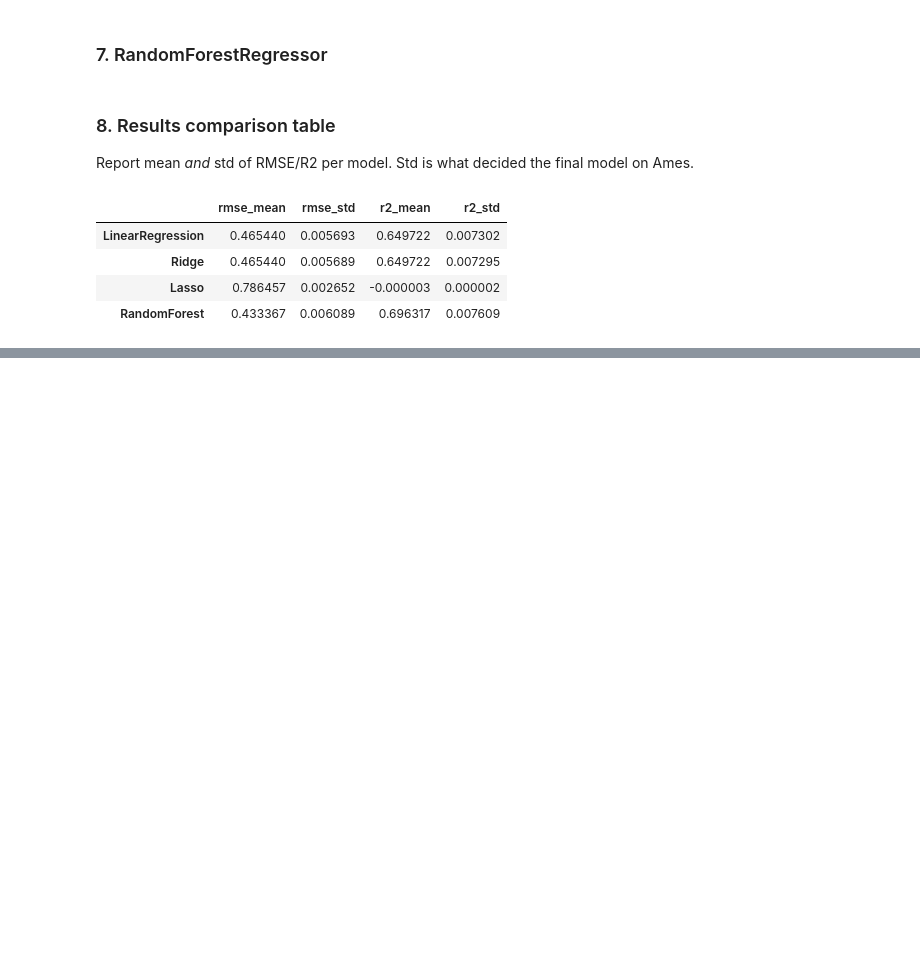
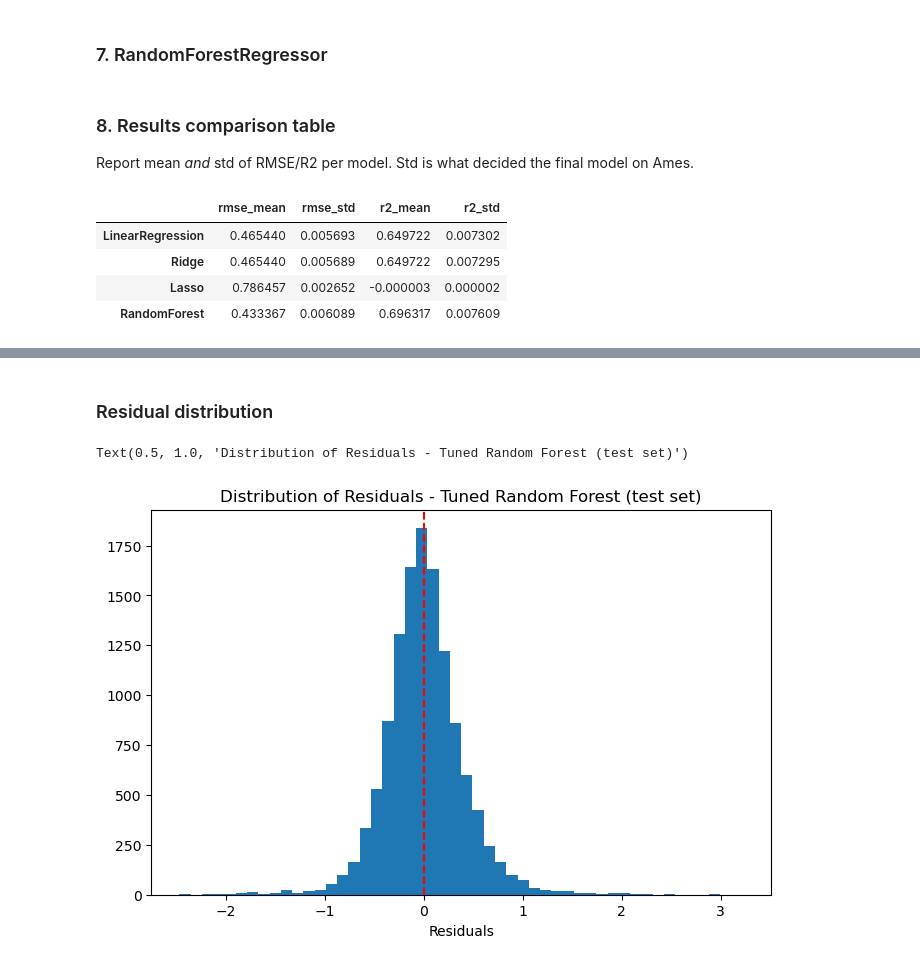
Before and after one commit to ashandx/london-airbnb-regression, a Jupyter notebook: notebooks/modelling.ipynb, the cells around one changed output, grey strips where cells are left out. Drawn from its saved outputs; the diff is of its cells as text; code cells hidden in the pictures; blank space fills up the shorter version.

```diff
--- a/notebooks/modelling.ipynb
+++ b/notebooks/modelling.ipynb
@@ -275,0 +350,13 @@ summary
+# %% [markdown]
+### Residual distribution
+# %%
+residuals = y_test - y_pred
+
+plt.figure(figsize=(8, 5))
+plt.hist(residuals, bins=50)
+plt.axvline(0, color="red", linestyle="--")
+plt.xlabel("Residuals")
+plt.title("Distribution of Residuals - Tuned Random Forest (test set)")
+# %% [output]
+Text(0.5, 1.0, 'Distribution of Residuals - Tuned Random Forest (test set)')
+[figure, added]
```
Also changed, not shown: parts of 12 cells of this notebook, 1 other file.
